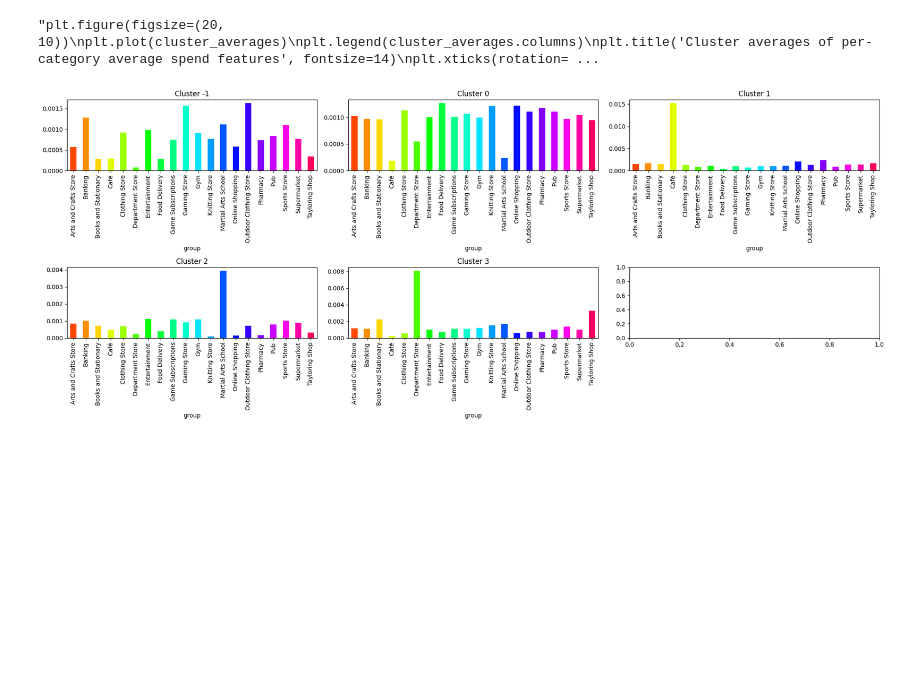
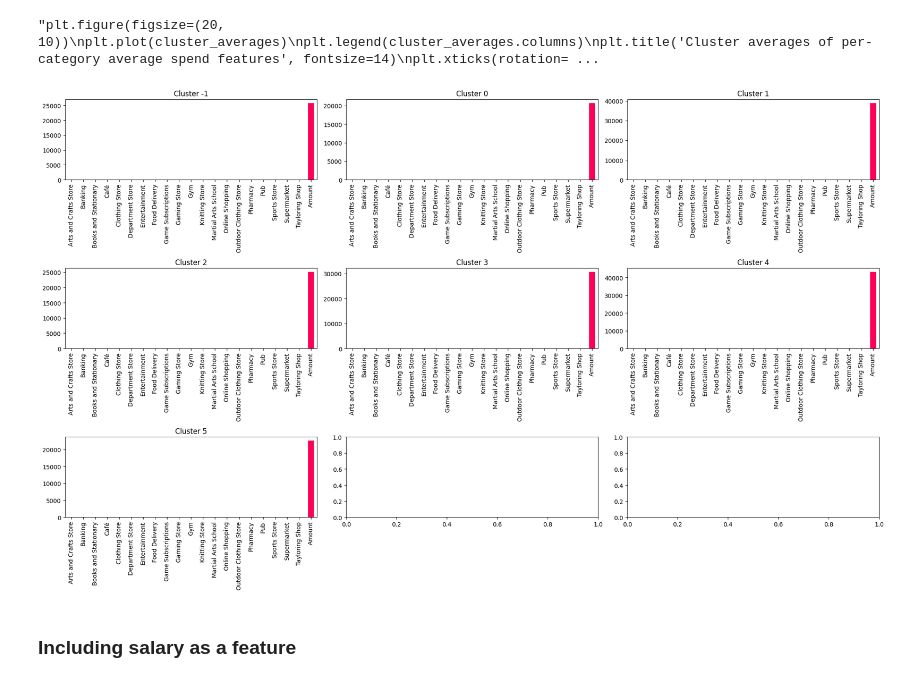
Before and after one commit to UoB-DSMP-2023-24/dsmp-2024-group-38, a Jupyter notebook: UMAP_HDBSCAN_clustering_dataset2.ipynb, the cells around one changed output. Saved outputs shown, nothing was run; the diff lists cells and outputs as text; code cells hidden in the pictures; blank space fills up the shorter version.

Commit message:
investigated salary as a feature

```diff
--- a/UMAP_HDBSCAN_clustering_dataset2.ipynb
+++ b/UMAP_HDBSCAN_clustering_dataset2.ipynb
@@ -124,0 +129,14 @@ plt.title('UMAP projection of the Bank dataset', fontsize=24);
+# %%
+# drop transactions in december
+bank_amount_incomings['Date'] = pd.to_datetime(bank_amount_incomings['Date'])
+bank_amount_incomings_without_dec = bank_amount_incomings[~bank_amount_incomings['Date'].dt.month.isin([12])]
+
+# group by Account No and sum the 'Amount' for each account but normalise dividing by number of transactions for each account
+income_per_account = bank_amount_incomings_without_dec.groupby('Account No')['Amount'].sum()
+
+# calculate the annual income for each account
+incomes=(income_per_account/11)*12 # multiply by 12 to get annual income
+
+# kde plot of annual incomes
+plt.figure(figsize=(10, 5))
+sns.kdeplot(incomes, shade=True)
@@ -125,9 +150,14 @@ plt.title('UMAP projection of the Bank dataset', fontsize=24);
+# %%
+# Join the two datasets on 'Account No'
+bank_pivot_norm_income = pd.merge(bank_pivot_norm, incomes, on='Account No')
+
+# normalise income feature as a
 # %% [markdown]
 ### UMAP - reduced features
 # %%
 
 # drop features where more than 50% of the values are 0
-bank_pivot_norm_dropped = bank_pivot_norm.loc[:, (bank_pivot_norm != 0).mean() > .2]
+bank_pivot_norm_dropped = bank_pivot_norm_income.loc[:, (bank_pivot_norm_income != 0).mean() > .2]
 
 
 print(f'Shape of average spend dataset after dropping features',bank_pivot_norm_dropped.shape)
@@ -151,9 +182,9 @@ print(f'Shape of average spend dataset',bank_umap_2.shape)
 
 # apply UMAP
 umap_reducer = umap.UMAP(
-    n_neighbors=10, #400
-    min_dist=0.05, # 0.05
+    n_neighbors=15, #400
+    min_dist=0.4, # 0.05
     metric = 'euclidean'
 )
-embedding = umap_reducer.fit_transform(bank_umap)
+embedding = umap_reducer.fit_transform(bank_umap_2)
 # %% [output]
@@ -231,17 +262,19 @@ plt.show() """
 "plt.figure(figsize=(20, 10))\nplt.plot(cluster_averages)\nplt.legend(cluster_averages.columns)\nplt.title('Cluster averages of per-category average spend features', fontsize=14)\nplt.xticks(rotation= ...
 # %%
 # bar plot of cluster averages subplots for each cluster - 6 clusters
-fig, axs = plt.subplots(2, 3, figsize=(20, 8))
+fig, axs = plt.subplots(3, 3, figsize=(20, 12))
 
 for i in range(cluster_averages.shape[1]):  # Change this line  # Change this line
     ax = axs[i//3, i%3]
     # Generate a color palette for each bar in the subplot
     colors = sns.color_palette('hsv', len(cluster_averages.iloc[:, i]))
     cluster_averages.iloc[:, i].plot(kind='bar', ax=ax, color = colors)
     ax.set_title(f'Cluster {i-1}')
     ax.set_xticklabels(ax.get_xticklabels(), rotation=90)
 
 plt.tight_layout()
 plt.show()
 # %% [output]
-[figure, old version]
+[figure, new version]
+# %% [markdown]
+### Including salary as a feature
```
Also changed, not shown: parts of 14 cells of this notebook.
